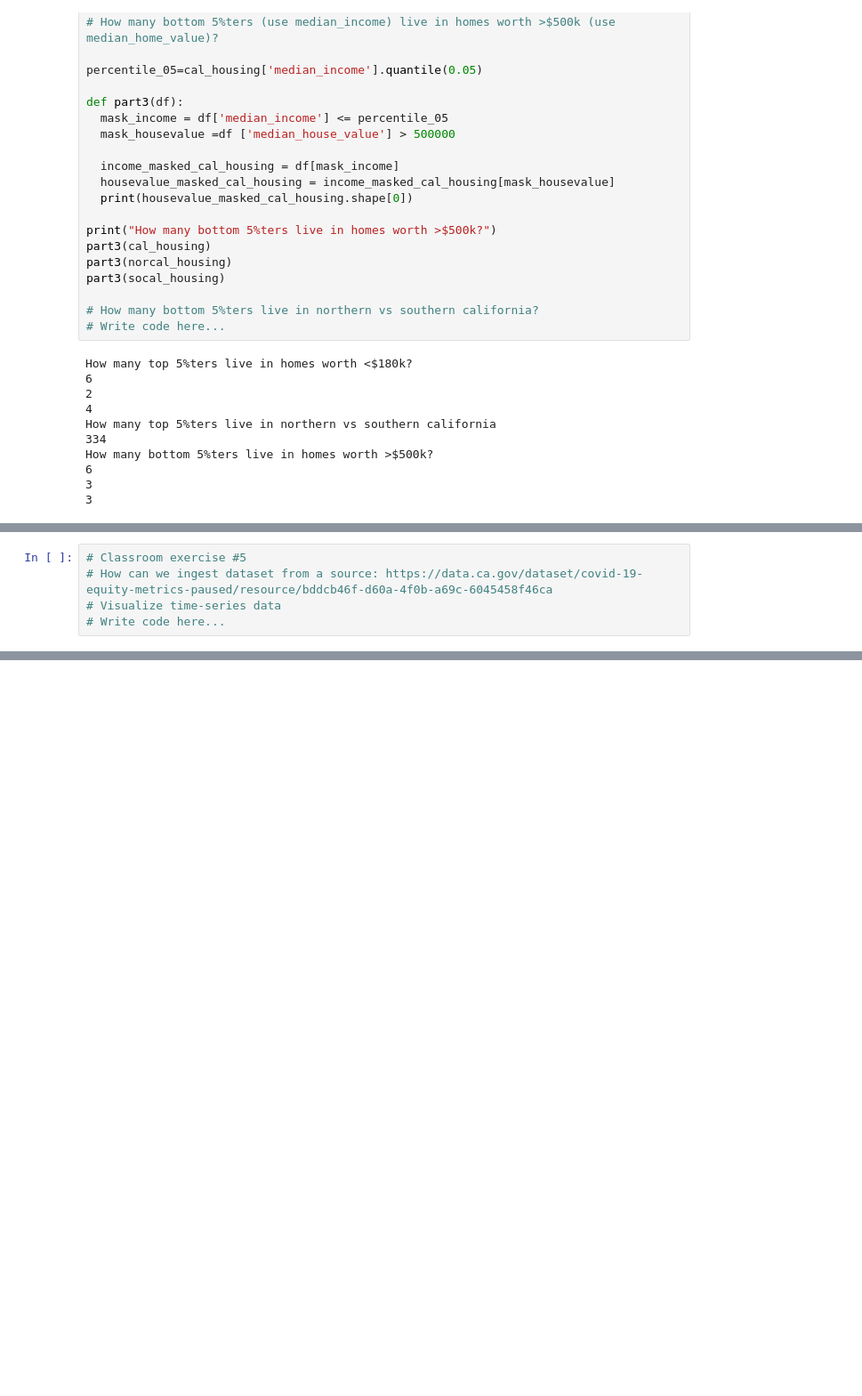
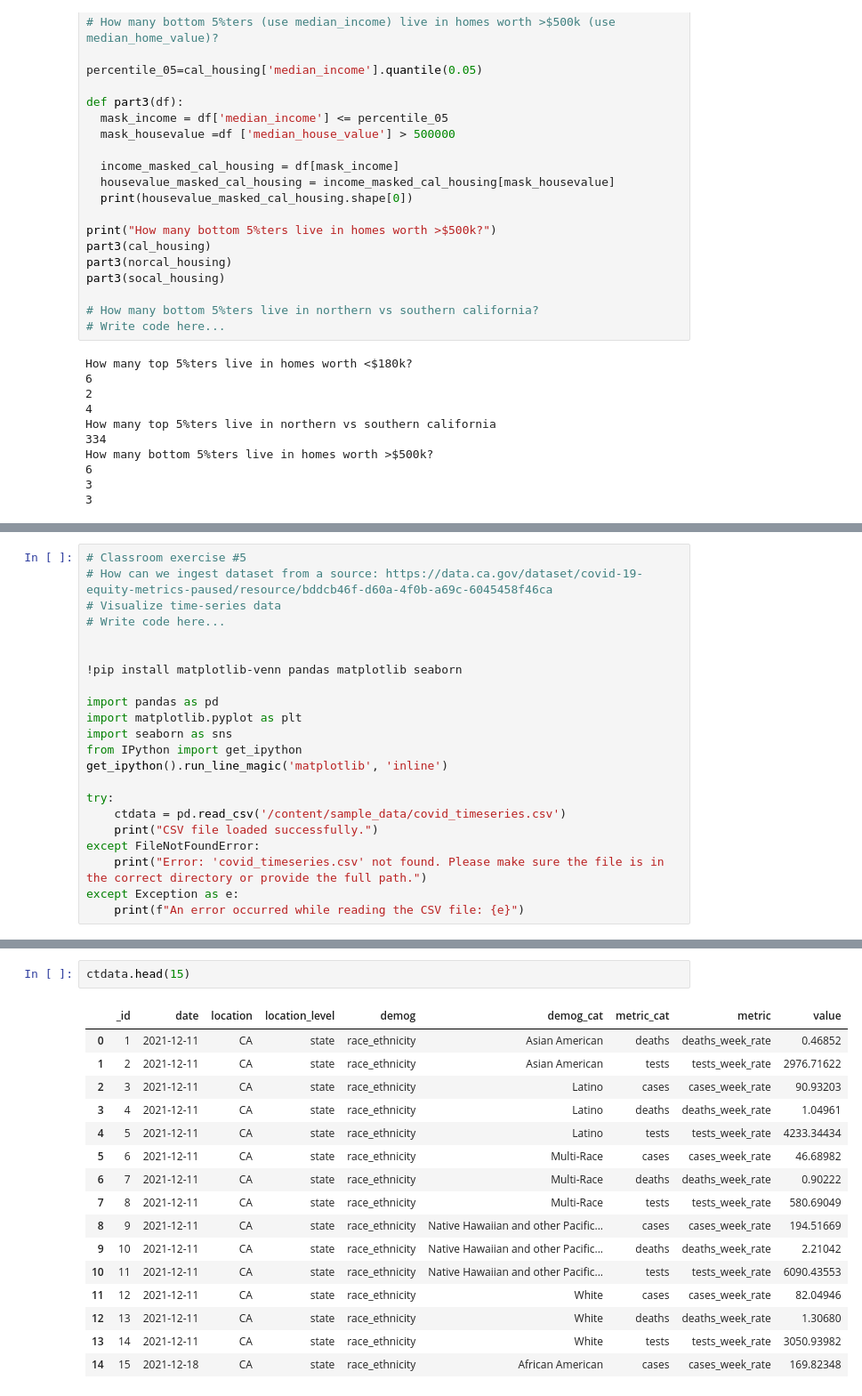
Before and after one commit to AgamyaR/Agamya-MLBootcamp, a Jupyter notebook: AR_2_DataScience_Intro.ipynb, the cells around one changed output, grey strips where cells are left out. Shown at 89% size. Cells and saved outputs as stored; diff of their text form; blank space fills up the shorter version.

```diff
--- a/AR_2_DataScience_Intro.ipynb
+++ b/AR_2_DataScience_Intro.ipynb
@@ -300,3 +307,20 @@ How many bottom 5%ters live in homes worth >$500k?
 # How can we ingest dataset from a source: https://data.ca.gov/dataset/covid-19-equity-metrics-paused/resource/bddcb46f-d60a-4f0b-a69c-6045458f46ca
 # Visualize time-series data
 # Write code here...
+
+
+!pip install matplotlib-venn pandas matplotlib seaborn
+
+import pandas as pd
+import matplotlib.pyplot as plt
+import seaborn as sns
+from IPython import get_ipython
+get_ipython().run_line_magic('matplotlib', 'inline')
+
+try:
+    ctdata = pd.read_csv('/content/sample_data/covid_timeseries.csv')
+    print("CSV file loaded successfully.")
+except FileNotFoundError:
+    print("Error: 'covid_timeseries.csv' not found. Please make sure the file is in the correct directory or provide the full path.")
+except Exception as e:
+    print(f"An error occurred while reading the CSV file: {e}")
@@ -302,0 +346,19 @@ How many bottom 5%ters live in homes worth >$500k?
+# %%
+ctdata.head(15)
+# %% [output]
+|  | _id | date | location | location_level | demog | demog_cat | metric_cat | metric | value |
+| 0 | 1 | 2021-12-11 | CA | state | race_ethnicity | Asian American | deaths | deaths_week_rate | 0.46852 |
+| 1 | 2 | 2021-12-11 | CA | state | race_ethnicity | Asian American | tests | tests_week_rate | 2976.71622 |
+| 2 | 3 | 2021-12-11 | CA | state | race_ethnicity | Latino | cases | cases_week_rate | 90.93203 |
+| 3 | 4 | 2021-12-11 | CA | state | race_ethnicity | Latino | deaths | deaths_week_rate | 1.04961 |
+| 4 | 5 | 2021-12-11 | CA | state | race_ethnicity | Latino | tests | tests_week_rate | 4233.34434 |
+| 5 | 6 | 2021-12-11 | CA | state | race_ethnicity | Multi-Race | cases | cases_week_rate | 46.68982 |
+| 6 | 7 | 2021-12-11 | CA | state | race_ethnicity | Multi-Race | deaths | deaths_week_rate | 0.90222 |
+| 7 | 8 | 2021-12-11 | CA | state | race_ethnicity | Multi-Race | tests | tests_week_rate | 580.69049 |
+| 8 | 9 | 2021-12-11 | CA | state | race_ethnicity | Native Hawaiian and other Pacific... | cases | cases_week_rate | 194.51669 |
+| 9 | 10 | 2021-12-11 | CA | state | race_ethnicity | Native Hawaiian and other Pacific... | deaths | deaths_week_rate | 2.21042 |
+| 10 | 11 | 2021-12-11 | CA | state | race_ethnicity | Native Hawaiian and other Pacific... | tests | tests_week_rate | 6090.43553 |
+| 11 | 12 | 2021-12-11 | CA | state | race_ethnicity | White | cases | cases_week_rate | 82.04946 |
+| 12 | 13 | 2021-12-11 | CA | state | race_ethnicity | White | deaths | deaths_week_rate | 1.30680 |
+| 13 | 14 | 2021-12-11 | CA | state | race_ethnicity | White | tests | tests_week_rate | 3050.93982 |
+| 14 | 15 | 2021-12-18 | CA | state | race_ethnicity | African American | cases | cases_week_rate | 169.82348 |
```
Also changed, not shown: parts of 4 cells of this notebook.
